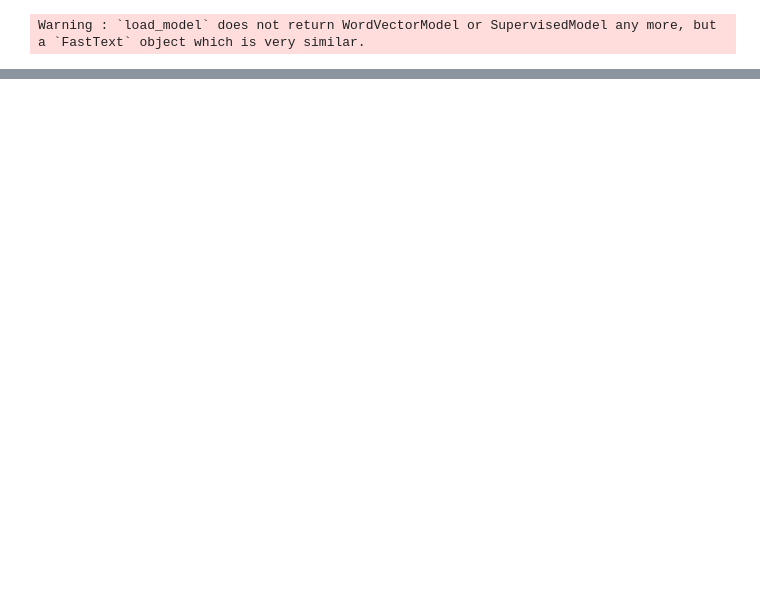
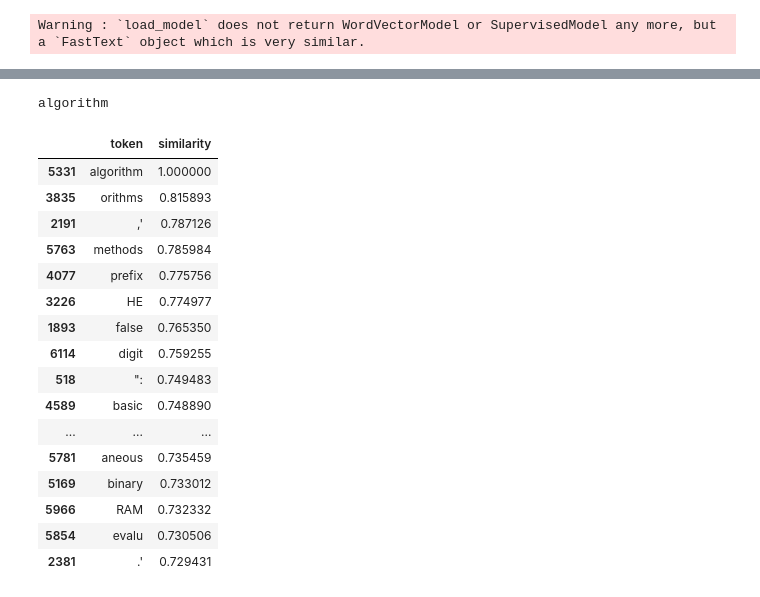
Before and after one commit to Alerza/nlp_task, a Jupyter notebook: fasttext_for_dataset.ipynb, the cells around one changed output, grey strips where cells are left out. Cells and saved outputs as stored; diff of their text form; code cells hidden in the pictures; blank space fills up the shorter version.

```diff
--- a/fasttext_for_dataset.ipynb
+++ b/fasttext_for_dataset.ipynb
@@ -157,0 +269,5 @@ vocab_my_merge.to_excel('/content/drive/MyDrive/DataSet/myOwnFasttext/mymergewit
+# %%
+from sklearn import preprocessing
+
+X = preprocessing.normalize(X)
+y = preprocessing.normalize(y.detach().numpy())
@@ -157,0 +304,36 @@ vocab_my_merge.to_excel('/content/drive/MyDrive/DataSet/myOwnFasttext/mymergewit
+# %%
+from sklearn import preprocessing
+#X = torch.load('/content/tensor_X.pt')
+X = preprocessing.normalize(X)
+# %%
+i = 5331
+print(vocab_my_merge.iloc[i]['token'])
+
+def calc_similarity(token):
+    embdbase = X[i]
+    embd = X[token]
+    smltry = (np.dot(embd,embdbase)).item()
+    return smltry
+
+px['similarity'] = px.index.map(calc_similarity)
+
+px.sort_values(['similarity'], ascending=False).head(20)
+# %% [output]
+algorithm
+|  | token | similarity |
+| 5331 | algorithm | 1.000000 |
+| 3835 | orithms | 0.815893 |
+| 2191 | ,' | 0.787126 |
+| 5763 | methods | 0.785984 |
+| 4077 | prefix | 0.775756 |
+| 3226 | HE | 0.774977 |
+| 1893 | false | 0.765350 |
+| 6114 | digit | 0.759255 |
+| 518 | ": | 0.749483 |
+| 4589 | basic | 0.748890 |
+| ... | ... | ... |
+| 5781 | aneous | 0.735459 |
+| 5169 | binary | 0.733012 |
+| 5966 | RAM | 0.732332 |
+| 5854 | evalu | 0.730506 |
+| 2381 | .' | 0.729431 |
```
Also changed, not shown: parts of 42 cells of this notebook.
